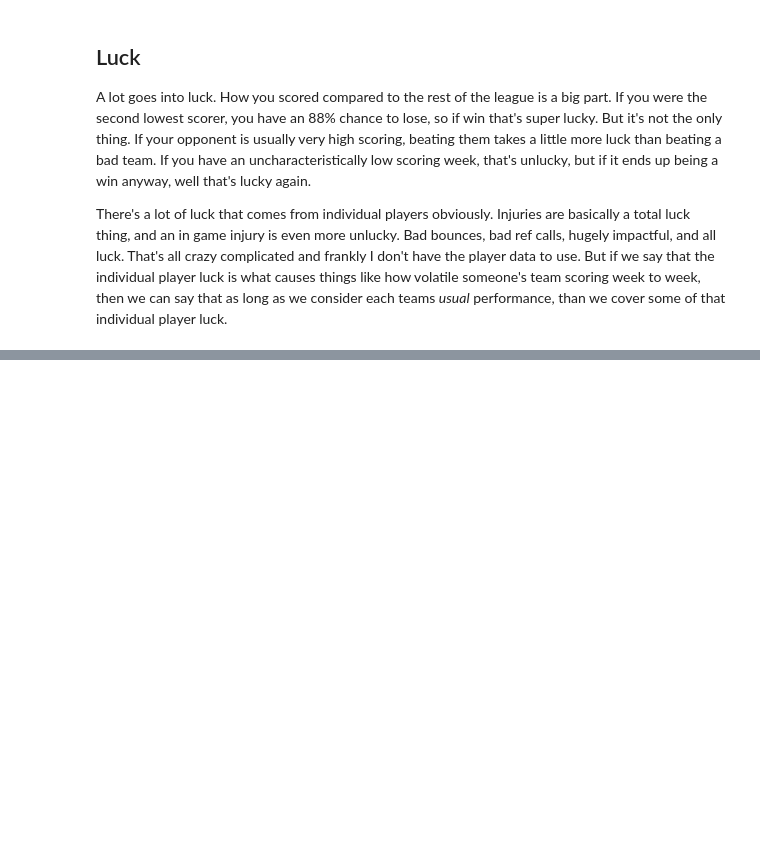
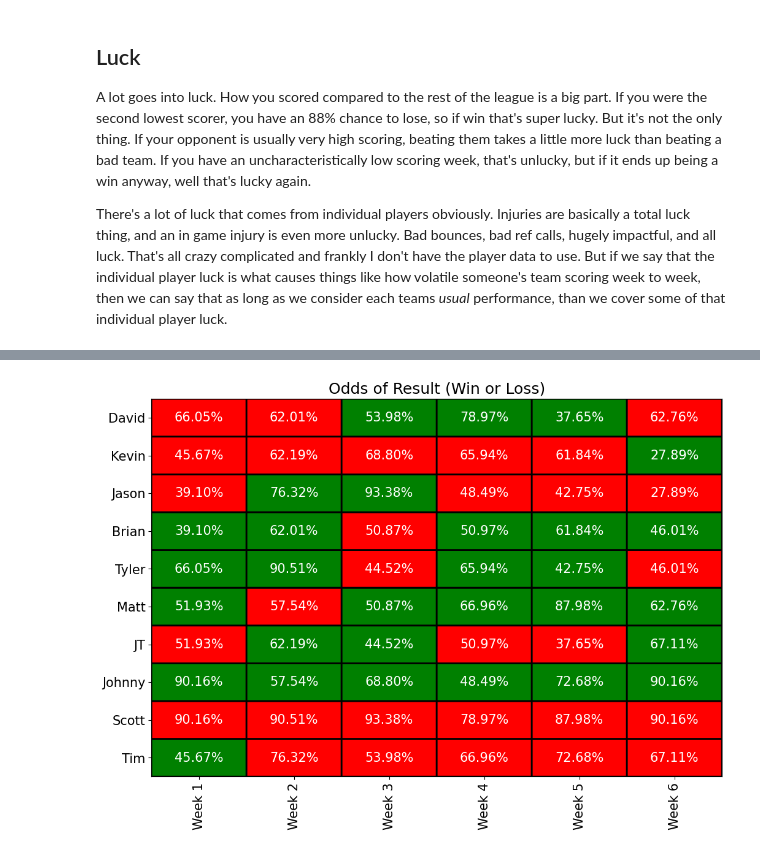
Before and after one commit to JMKniss/fantasy-league-stats, a Jupyter notebook: Updated_Fantasy_Football_Analysis.ipynb, the cells around one changed output, grey strips where cells are left out. Drawn from its saved outputs; the diff is of its cells as text; code cells hidden in the pictures; blank space fills up the shorter version.

Commit message:
Added method to calc and display odds of each result based on normal distribution

```diff
--- a/Updated_Fantasy_Football_Analysis.ipynb
+++ b/Updated_Fantasy_Football_Analysis.ipynb
@@ -606,0 +615,88 @@ There's a lot of luck that comes from individual players obviously. Injuries are
+# %%
+# Step 1: Filter out weeks that have not been played (scores of 0)
+played_weeks = weekly_scores_df.loc[:, (weekly_scores_df != 0).all()]
+
+# Step 2: Calculate the historical mean and standard deviation for each manager
+historical_mean = played_weeks.mean(axis=1)
+historical_std = played_weeks.std(axis=1)
+
+# Step 3: Function to calculate the win probability of one manager outscoring another
+def calculate_win_probability(manager_a, manager_b):
+    """
+    Calculate the probability that Manager A outscores Manager B based on their historical score distributions.
+    """
+    mean_a = historical_mean[manager_a]
+    std_a = historical_std[manager_a]
+    mean_b = historical_mean[manager_b]
+    std_b = historical_std[manager_b]
+
+    # Calculate the difference in mean and standard deviation (A - B)
+    difference_mean = mean_a - mean_b
+    difference_std = np.sqrt(std_a**2 + std_b**2)  # Variance adds for independent variables
+
+    # Probability that Manager A outscores Manager B
+    win_probability = 1 - norm.cdf(0, loc=difference_mean, scale=difference_std)
+
+    return win_probability
+
+# Step 4: Create a new DataFrame to store the odds of the actual result (same layout as weekly_scores_df)
+result_odds_df = played_weeks.copy()
+
+# Step 5: Calculate the odds for each matchup and determine if the actual result was a win or a loss
+for week in played_weeks.columns:
+    for manager_a in played_weeks.index:
+        # Get the opponent for this manager in the given week
+        opponent = weekly_matchups_df.at[manager_a, week]
+        if opponent in played_weeks.index:  # Ensure opponent is valid
+            manager_a_score = played_weeks.at[manager_a, week]
+            opponent_score = played_weeks.at[opponent, week]
+
+            # Calculate the win probability using the analytical method
+            win_probability = calculate_win_probability(manager_a, opponent)
+
+            # Determine if the actual result was a win or a loss
+            if manager_a_score > opponent_score:
+                # Manager A won, so we display the win probability
+                result_odds_df.at[manager_a, week] = round(win_probability * 100, 2)
+            else:
+                # Manager A lost, so we display the loss probability (1 - win probability)
+                result_odds_df.at[manager_a, week] = round((1 - win_probability) * 100, 2)
+
+# Step 6: Visualize the result without colorbar (Green for wins, Red for losses)
+def visualize_result_odds(df, weekly_matchups_df):
+    plt.figure(figsize=(12, 8))
+    cmap = ListedColormap(['red', 'green'])  # Red for losses, Green for wins
+
+    # Create a matrix to mark whether the result was a win or loss
+    win_loss_matrix = df.copy()
+
+    for week in df.columns:
+        for manager in df.index:
+            opponent = weekly_matchups_df.at[manager, week]
+            if opponent in df.index:
+                manager_score = played_weeks.at[manager, week]
+                opponent_score = played_weeks.at[opponent, week]
+
+                # Win if manager's score was higher, otherwise loss
+                if manager_score > opponent_score:
+                    win_loss_matrix.at[manager, week] = 1  # Green for wins
+                else:
+                    win_loss_matrix.at[manager, week] = 0  # Red for losses
+
+    # Plot the heatmap without colorbar
+    plt.pcolor(win_loss_matrix.astype(float), cmap=cmap, edgecolors='k', linewidths=2)
+    plt.xticks(np.arange(0.5, len(df.columns), 1), df.columns, rotation=90, size=15)
+    plt.yticks(np.arange(0.5, len(df.index), 1), df.index, size=15)
+    plt.title("Odds of Result (Win or Loss)", size=18)
+
+    # Add the actual probabilities on the heatmap
+    for i in range(len(df.index)):
+        for j in range(len(df.columns)):
+            plt.text(j + 0.5, i + 0.5, f'{df.iloc[i, j]:.2f}%', ha='center', va='center', color='white', size=15)
+
+    plt.show()
+
+# Step 7: Display the results visually without colorbar
+visualize_result_odds(result_odds_df, weekly_matchups_df)
+# %% [output]
+[figure, added]
```
Also changed, not shown: parts of 2 cells of this notebook, 1 other file.
